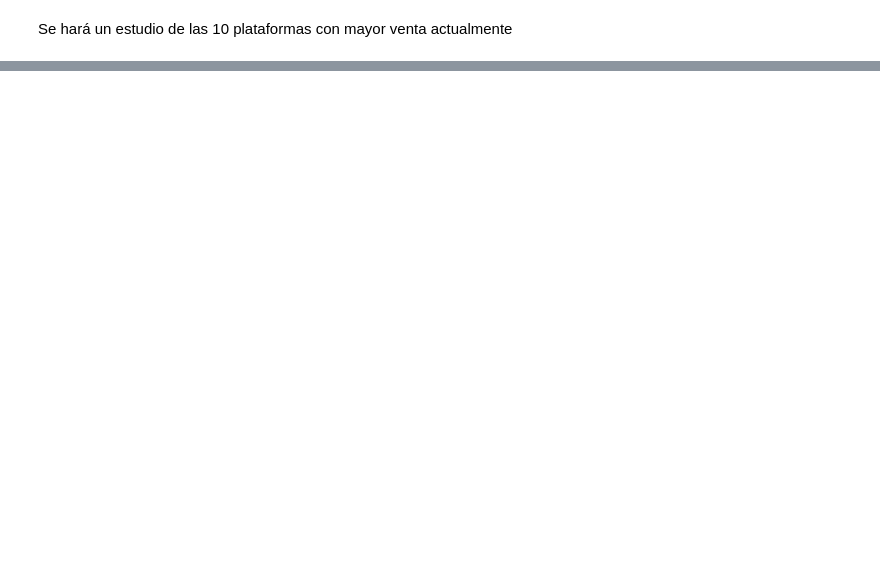
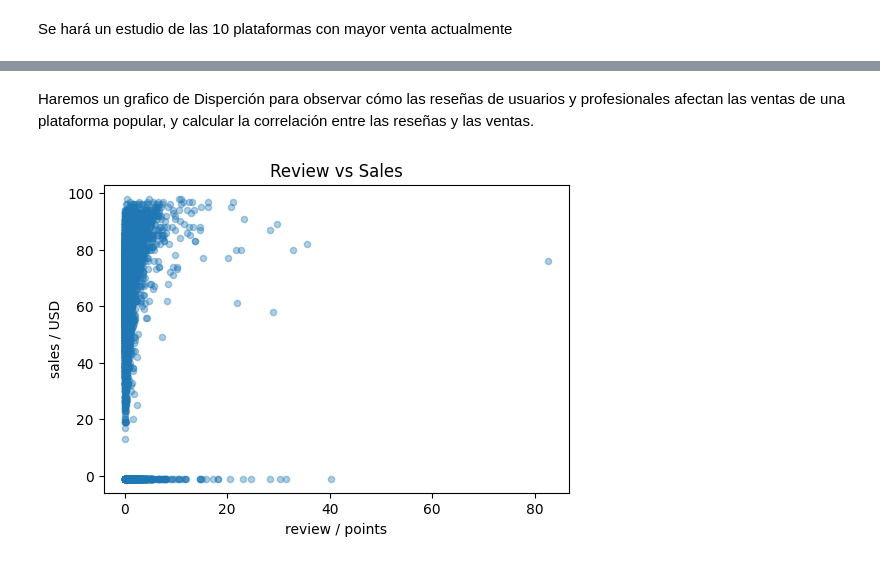
Before and after one commit to Rom5262/juegos-video, a Jupyter notebook: juego.ipynb, the cells around one changed output, grey strips where cells are left out. Saved outputs shown, nothing was run; the diff lists cells and outputs as text; code cells hidden in the pictures; blank space fills up the shorter version.

```diff
--- a/juego.ipynb
+++ b/juego.ipynb
@@ -302 +302,14 @@ PS2    1233.56
 Name: total_sales, dtype: float64
+# %% [markdown]
+Haremos un grafico de Disperción para observar cómo las reseñas de usuarios y profesionales afectan las ventas de una plataforma popular, y  calcular la correlación entre las reseñas y las ventas.
+# %%
+df.plot(title="Review vs Sales",
+        x='total_sales',
+        y='critic_score',
+        kind='scatter',
+        figsize=[6, 4],
+        alpha =0.36,
+        xlabel="review / points", ylabel="sales / USD", )
+plt.show()
+# %% [output]
+[figure, added]
```
Also changed, not shown: parts of 15 cells of this notebook, 1 other file.
